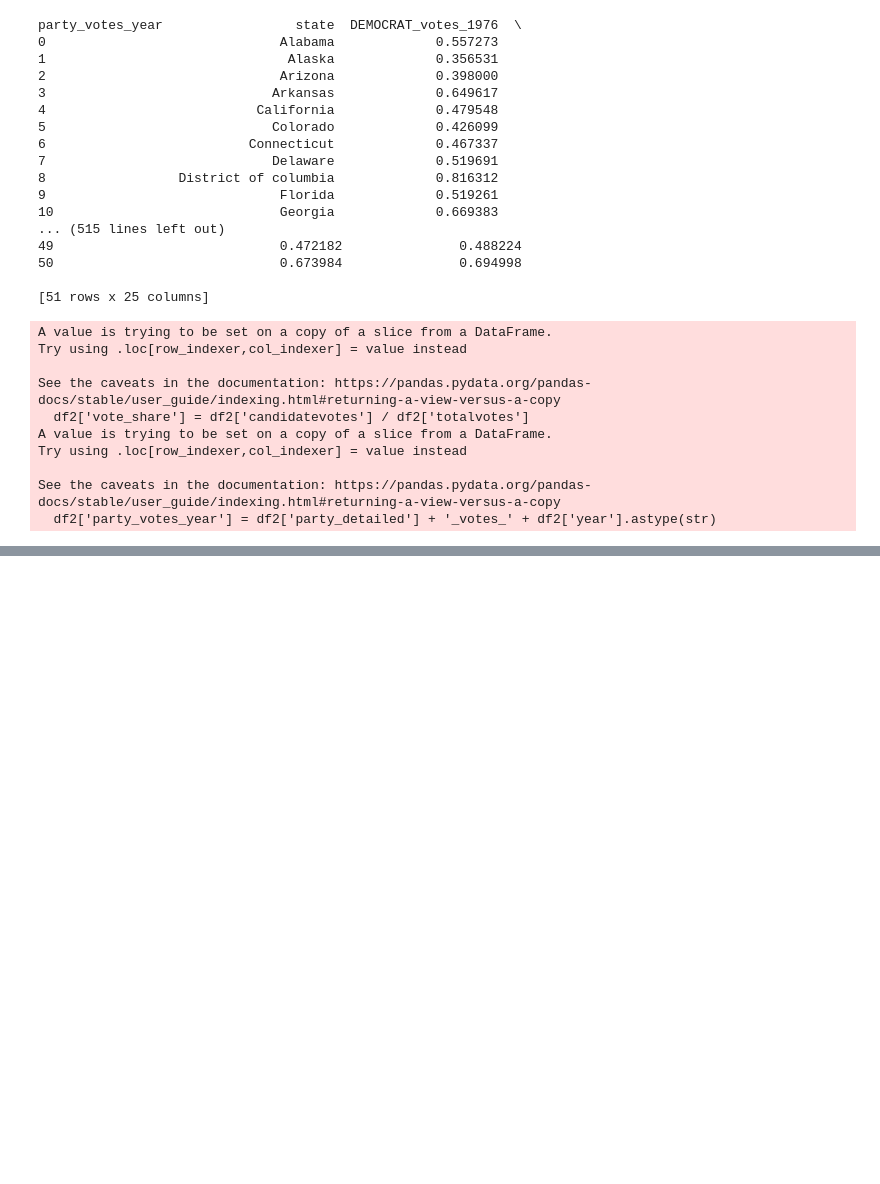
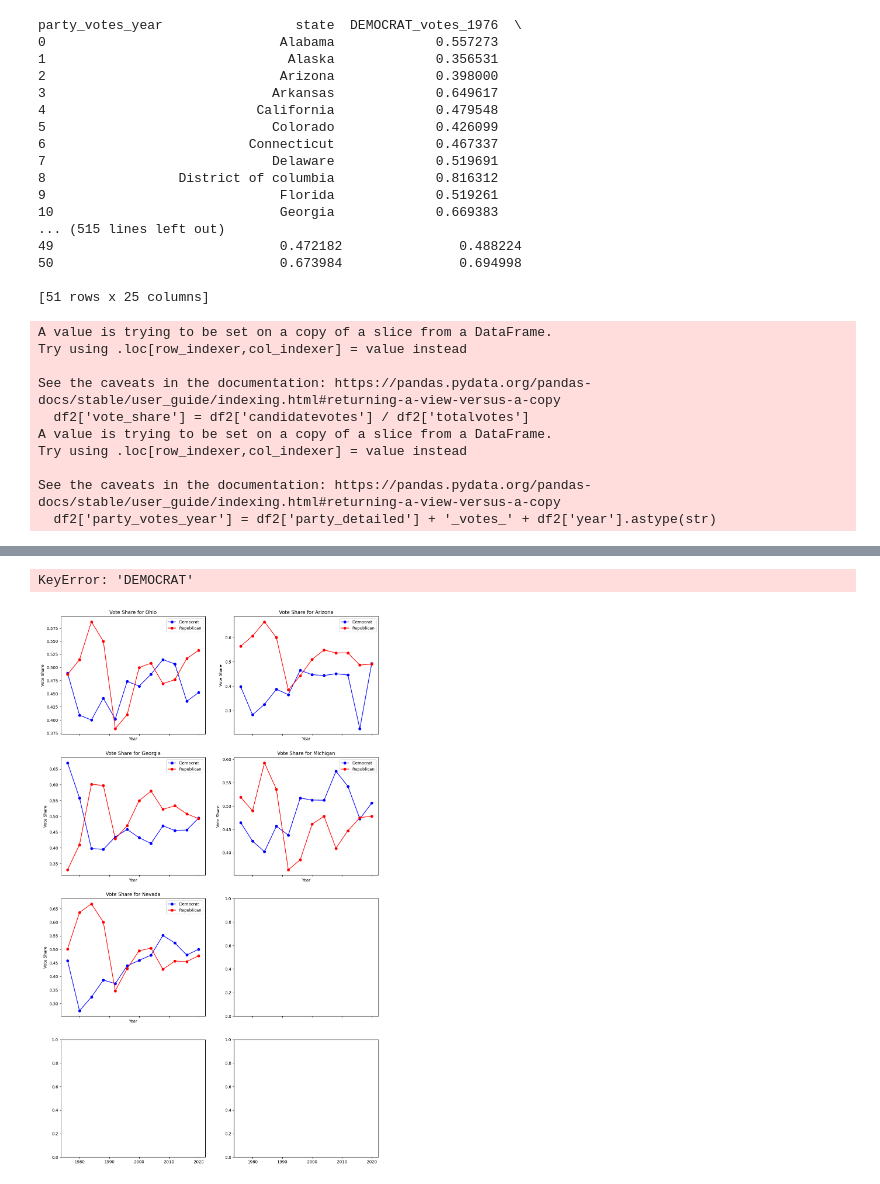
Before and after one commit to aliciachimeno/us-2024-election-prediction, a Jupyter notebook: scr/data_exploration.ipynb, the cells around one changed output, grey strips where cells are left out. Cells and saved outputs as stored; diff of their text form; code cells hidden in the pictures; blank space fills up the shorter version.

```diff
--- a/scr/data_exploration.ipynb
+++ b/scr/data_exploration.ipynb
@@ -224,0 +135,42 @@ See the caveats in the documentation: https://pandas.pydata.org/pandas-docs/stab
+# %%
+n_states = len(swing_states)
+n_cols = 2  # We want 2 columns (one for Democrat and one for Republican)
+n_rows = (n_states + 1) // n_cols  # Calculate number of rows needed for the subplots
+
+# Initialize the plot with the calculated number of rows and columns
+fig, axes = plt.subplots(n_rows, n_cols, figsize=(14, 6 * n_rows), sharex=True)
+
+# Flatten axes for easy iteration
+axes = axes.flatten()
+
+# Loop through the list of states and plot the data for each state
+for idx, state in enumerate(swing_states):
+    # Filter the DataFrame for the selected state and both parties
+    filtered_data = df2[(df2['state'] == state) & (df2['party_detailed'].isin(['DEMOCRAT', 'REPUBLICAN']))]
+
+    # Create a pivot table for the selected state
+    pivoted = filtered_data.pivot_table(index='year', columns='party_detailed', values='vote_share', aggfunc='mean')
+
+    # Plot the time series for both parties in the current subplot
+    axes[idx].plot(pivoted.index, pivoted['DEMOCRAT'], marker='o', label='Democrat', color='blue')
+    axes[idx].plot(pivoted.index, pivoted['REPUBLICAN'], marker='o', label='Republican', color='red')
+
+    # Set the title for the subplot
+    axes[idx].set_title(f'Vote Share for {state}')
+    axes[idx].set_xlabel('Year')
+    axes[idx].set_ylabel('Vote Share')
+
+    # Rotate x-ticks for better readability
+    axes[idx].tick_params(axis='x', rotation=45)
+
+    # Add legend
+    axes[idx].legend()
+
+# Adjust layout to fit all elements
+plt.tight_layout()
+
+# Display the plot
+plt.show()
+# %% [output]
+KeyError: 'DEMOCRAT'
+[figure, added]
```
Also changed, not shown: parts of 9 cells of this notebook.
